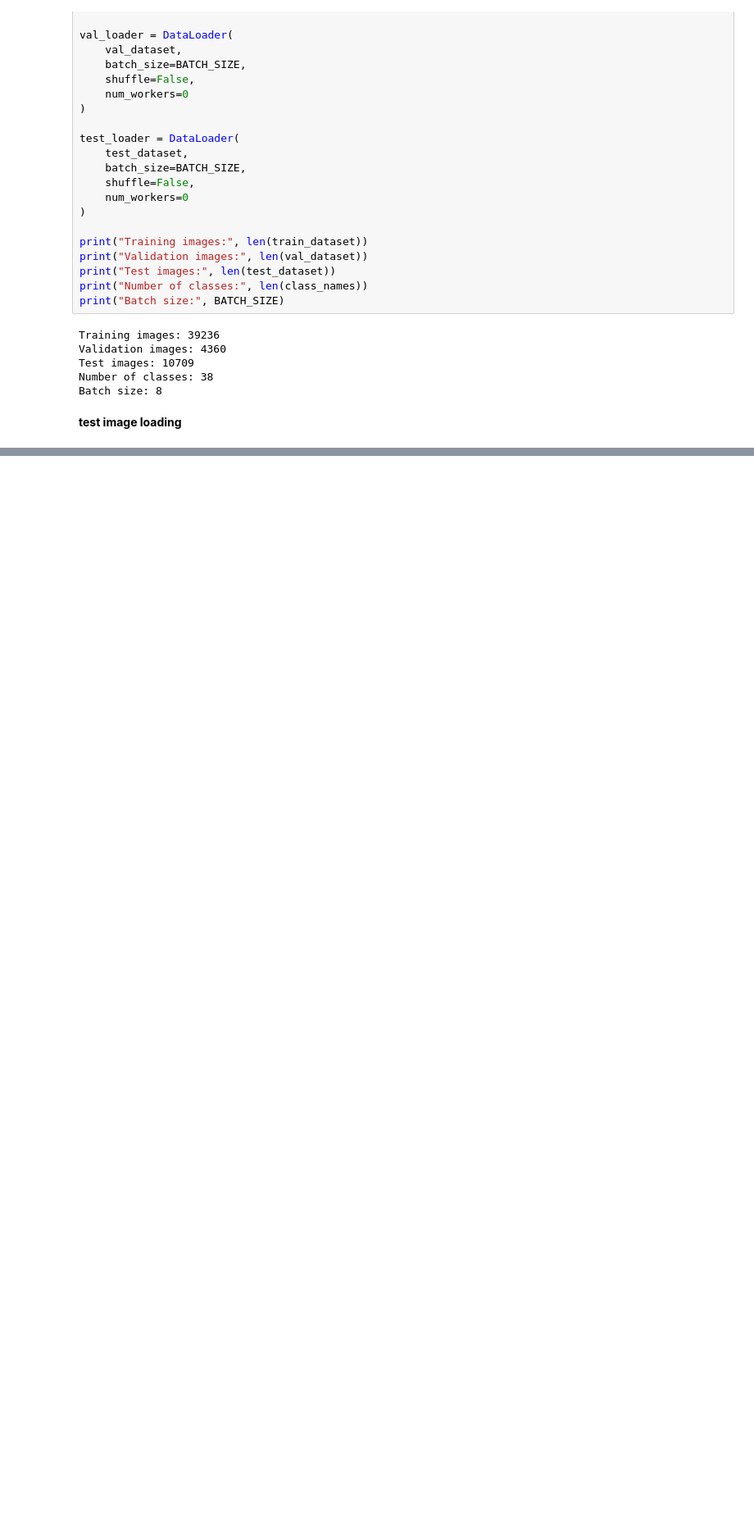
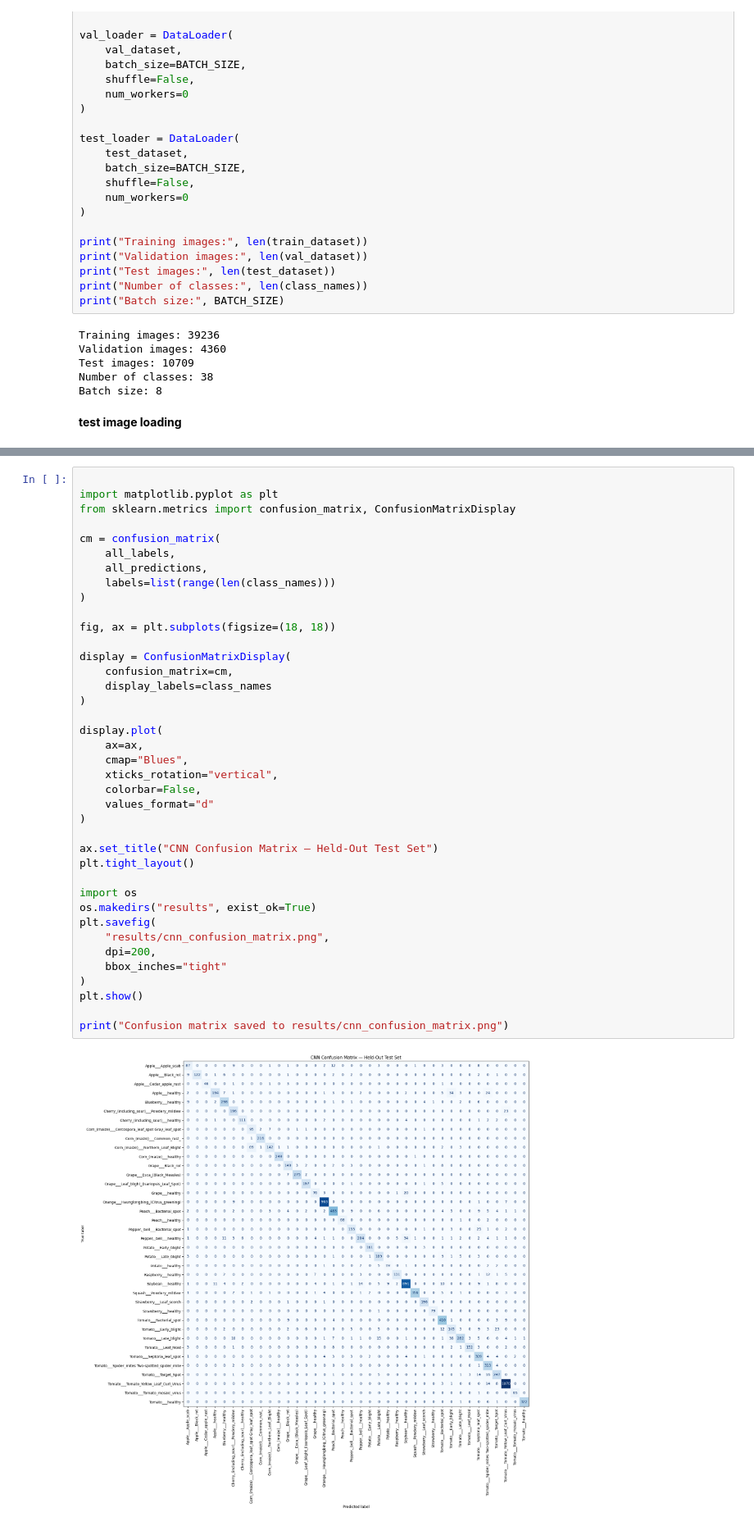
Before and after one commit to Rivier-Computer-Science/FA26-COMP-671-Kodavantiganti, a Jupyter notebook: notebooks/plant_disease_detection.ipynb, the cells around one changed output, grey strips where cells are left out. Shown at 82% size. Drawn from its saved outputs; the diff is of its cells as text; blank space fills up the shorter version.

```diff
--- a/notebooks/plant_disease_detection.ipynb
+++ b/notebooks/plant_disease_detection.ipynb
@@ -456,0 +793,41 @@ All dataset and image-loading checks passed.
+# %%
+
+import matplotlib.pyplot as plt
+from sklearn.metrics import confusion_matrix, ConfusionMatrixDisplay
+
+cm = confusion_matrix(
+    all_labels,
+    all_predictions,
+    labels=list(range(len(class_names)))
+)
+
+fig, ax = plt.subplots(figsize=(18, 18))
+
+display = ConfusionMatrixDisplay(
+    confusion_matrix=cm,
+    display_labels=class_names
+)
+
+display.plot(
+    ax=ax,
+    cmap="Blues",
+    xticks_rotation="vertical",
+    colorbar=False,
+    values_format="d"
+)
+
+ax.set_title("CNN Confusion Matrix — Held-Out Test Set")
+plt.tight_layout()
+
+import os
+os.makedirs("results", exist_ok=True)
+plt.savefig(
+    "results/cnn_confusion_matrix.png",
+    dpi=200,
+    bbox_inches="tight"
+)
+plt.show()
+
+print("Confusion matrix saved to results/cnn_confusion_matrix.png")
+# %% [output]
+[figure, added]
```
Also changed, not shown: parts of 19 cells of this notebook.
